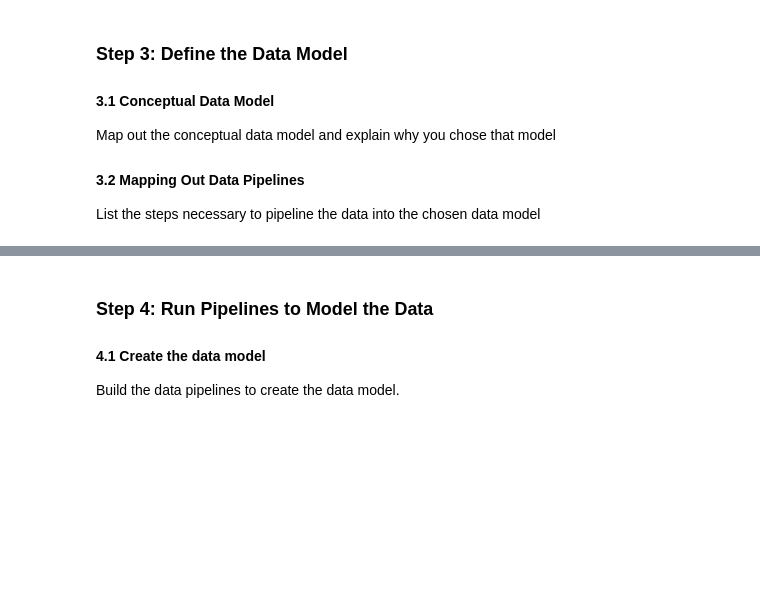
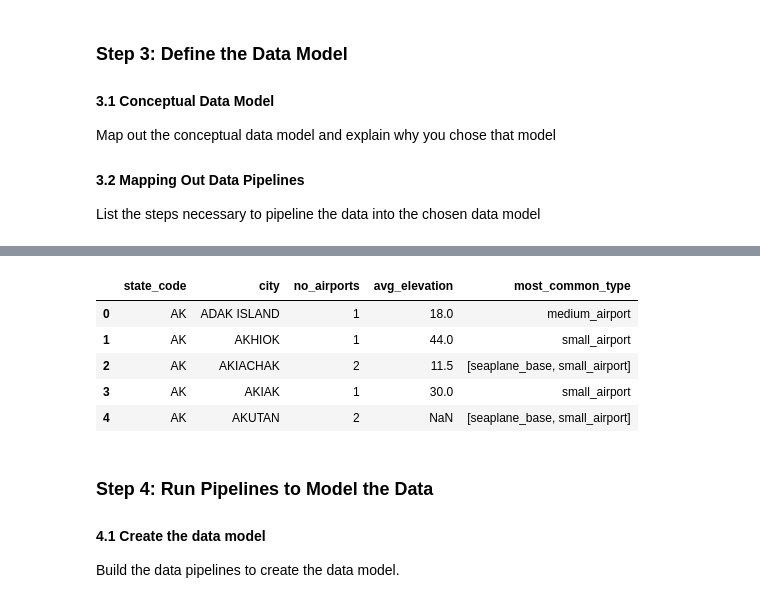
Before and after one commit to isaak-coursework/udacity-data-engineering, a Jupyter notebook: p6-capstone/Capstone Project Template.ipynb, the cells around one changed output, grey strips where cells are left out. Cells and saved outputs as stored; diff of their text form; code cells hidden in the pictures; blank space fills up the shorter version.

```diff
--- a/p6-capstone/Capstone Project Template.ipynb
+++ b/p6-capstone/Capstone Project Template.ipynb
@@ -179,3 +201,14 @@ List the steps necessary to pipeline the data into the chosen data model
+# %%
+airport = agg_airports_by_city_and_state(airport)
+
+airport.head()
+# %% [output]
+|  | state_code | city | no_airports | avg_elevation | most_common_type |
+| 0 | AK | ADAK ISLAND | 1 | 18.0 | medium_airport |
+| 1 | AK | AKHIOK | 1 | 44.0 | small_airport |
+| 2 | AK | AKIACHAK | 2 | 11.5 | [seaplane_base, small_airport] |
+| 3 | AK | AKIAK | 1 | 30.0 | small_airport |
+| 4 | AK | AKUTAN | 2 | NaN | [seaplane_base, small_airport] |
 # %% [markdown]
 ### Step 4: Run Pipelines to Model the Data
 #### 4.1 Create the data model
```
Also changed, not shown: parts of 19 cells of this notebook.
